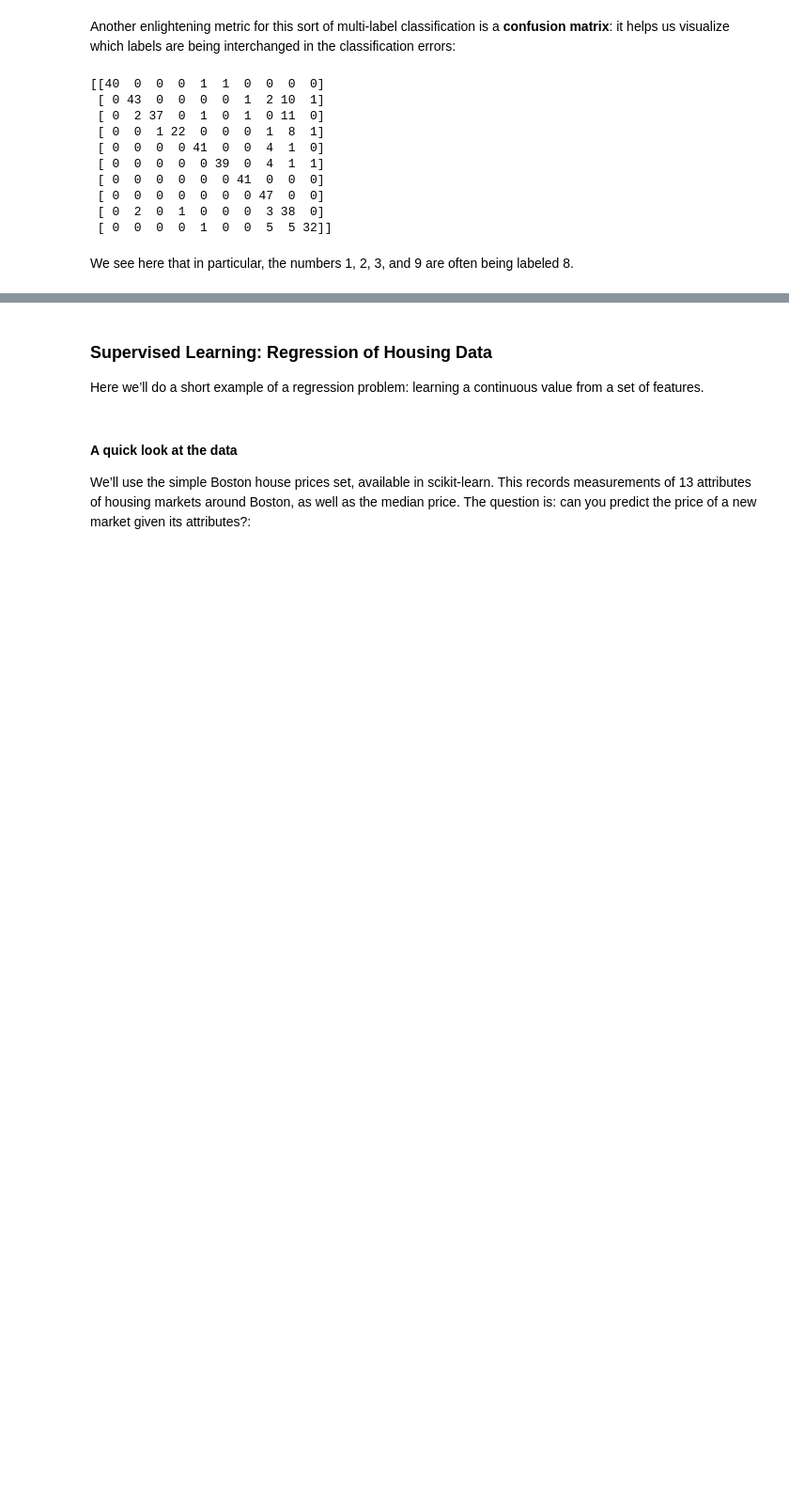
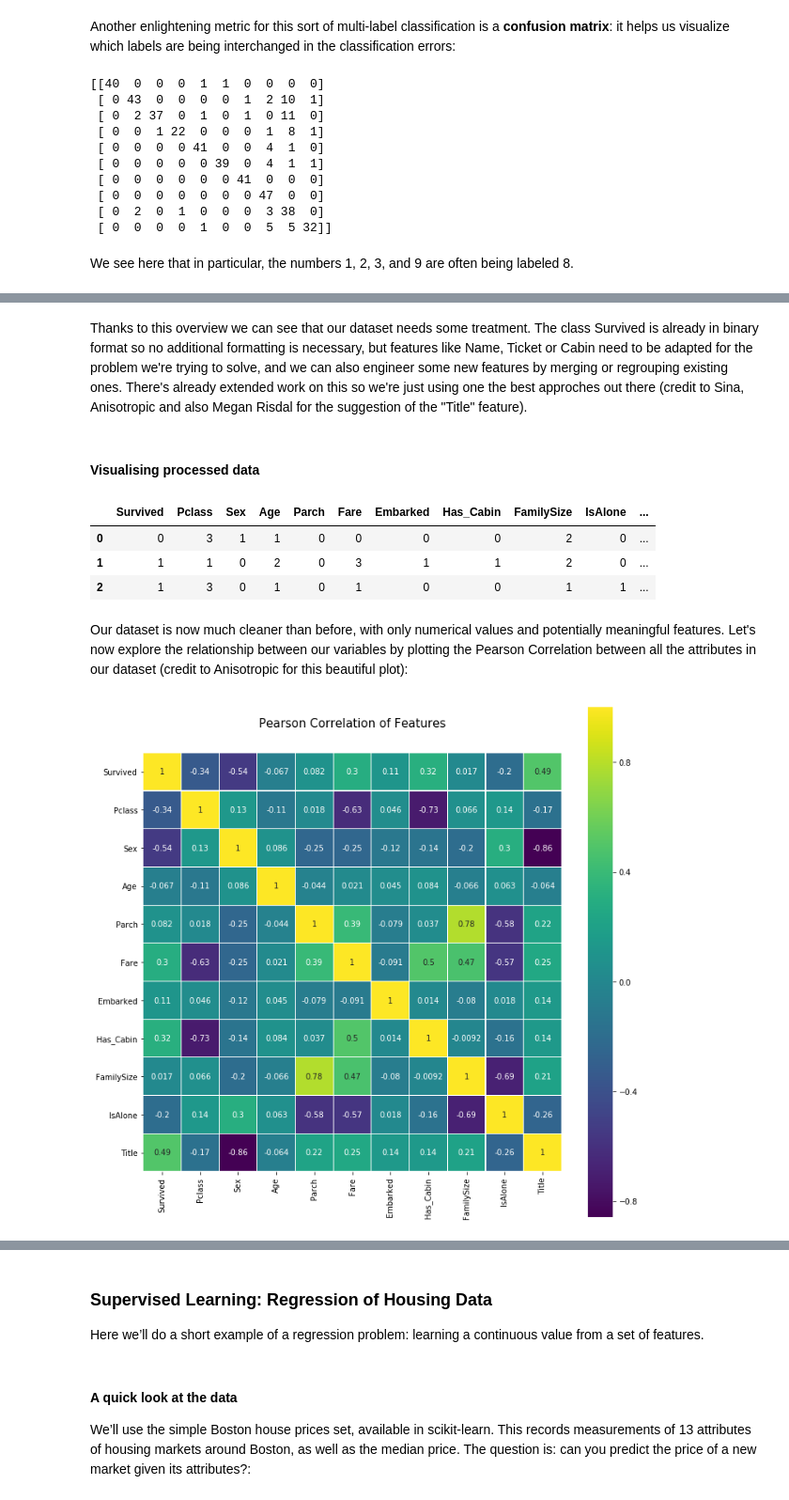
Before and after one commit to johnzyin/PyML, a Jupyter notebook: notebooks/machinelearning01.ipynb, the cells around one changed output, grey strips where cells are left out. Shown at 94% size. Drawn from its saved outputs; the diff is of its cells as text; code cells hidden in the pictures; blank space fills up the shorter version.

```diff
--- a/notebooks/machinelearning01.ipynb
+++ b/notebooks/machinelearning01.ipynb
@@ -721,0 +707,11 @@ FileNotFoundError: [Errno 2] No such file or directory: '../data/titanic_train.c
+# %%
+import pandas as pd
+
+train = pd.read_csv('../data/titanic_train.csv')
+test = pd.read_csv('../data/titanic_test.csv')
+
+# Store our test passenger IDs for easy access
+PassengerId = test['PassengerId']
+
+# Showing overview of the train dataset
+train.head(3)
@@ -721,0 +723,2 @@ FileNotFoundError: [Errno 2] No such file or directory: '../data/titanic_train.c
+# %% [markdown]
+Thanks to this overview we can see that our dataset needs some treatment. The class Survived is already in binary format so no additional formatting is necessary, but features like Name, Ticket or Cabin need to be adapted for the problem we're trying to solve, and we can also engineer some new features by merging or regrouping existing ones. There's already extended work on this so we're just using one the best approches out there (credit to Sina, Anisotropic and also Megan Risdal for the suggestion of the "Title" feature).
@@ -721,0 +807,27 @@ FileNotFoundError: [Errno 2] No such file or directory: '../data/titanic_train.c
+# %%
+# Feature selection: remove variables no longer containing relevant information
+drop_elements = ['PassengerId', 'Name', 'Ticket', 'Cabin', 'SibSp']
+train = train.drop(drop_elements, axis = 1)
+test  = test.drop(drop_elements, axis = 1)
+# %% [markdown]
+#### Visualising processed data
+# %%
+train.head(3)
+# %% [output]
+|  | Survived | Pclass | Sex | Age | Parch | Fare | Embarked | Has_Cabin | FamilySize | IsAlone | ... |
+| 0 | 0 | 3 | 1 | 1 | 0 | 0 | 0 | 0 | 2 | 0 | ... |
+| 1 | 1 | 1 | 0 | 2 | 0 | 3 | 1 | 1 | 2 | 0 | ... |
+| 2 | 1 | 3 | 0 | 1 | 0 | 1 | 0 | 0 | 1 | 1 | ... |
+# %% [markdown]
+Our dataset is now much cleaner than before, with only numerical values and potentially meaningful features. Let's now explore the relationship between our variables by plotting the Pearson Correlation between all the attributes in our dataset (credit to Anisotropic for this beautiful plot):
+# %%
+import seaborn as sns
+
+colormap = plt.cm.viridis
+plt.figure(figsize=(12,12))
+plt.title('Pearson Correlation of Features', y=1.05, size=15)
+sns.heatmap(train.astype(float).corr(),linewidths=0.1,vmax=1.0, square=True, cmap=colormap, linecolor='white', annot=True)
+
+plt.show()
+# %% [output]
+[figure, added]
```
Also changed, not shown: parts of 33 cells of this notebook.
